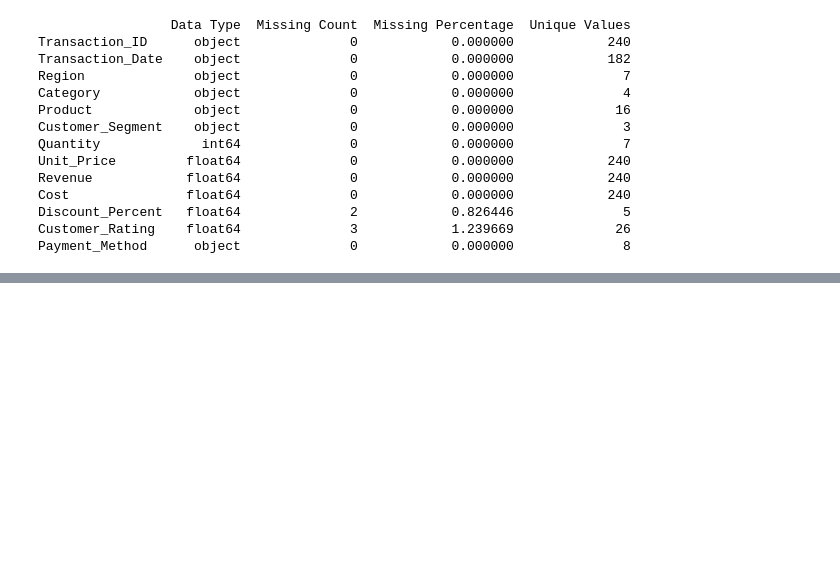
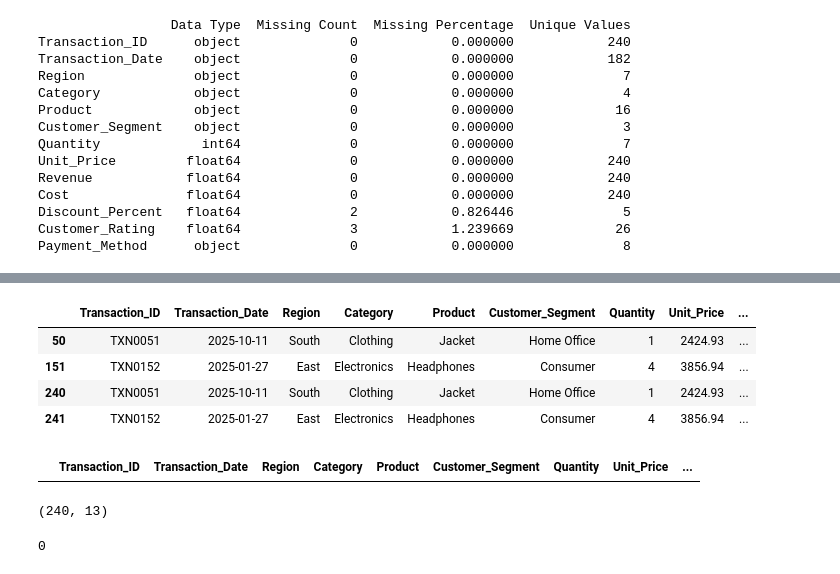
Before and after one commit to hemanthtavva/10k-coders, a Jupyter notebook: Py_Data_Analysis/pandass/pandas_task.ipynb, the cells around one changed output, grey strips where cells are left out. Drawn from its saved outputs; the diff is of its cells as text; code cells hidden in the pictures; blank space fills up the shorter version.

```diff
--- a/Py_Data_Analysis/pandass/pandas_task.ipynb
+++ b/Py_Data_Analysis/pandass/pandas_task.ipynb
@@ -620,0 +628,3 @@ Payment_Method      object              0            0.000000              8
+# %%
+data["Region"]= data["Region"].str.strip().str.title()
+print(data['Region'].unique())
@@ -620,0 +649,2 @@ Payment_Method      object              0            0.000000              8
+# %%
+data["Payment_Method"] = data["Payment_Method"].str.strip().str.title()
@@ -620,0 +679,2 @@ Payment_Method      object              0            0.000000              8
+# %%
+data["Customer_Rating"] = data["Customer_Rating"].fillna(data["Customer_Rating"].median())
@@ -620,0 +685,2 @@ Payment_Method      object              0            0.000000              8
+# %%
+data["Discount_Percent"] = data["Discount_Percent"].fillna(0)
@@ -620,0 +722,8 @@ Payment_Method      object              0            0.000000              8
+# %%
+data[data["Transaction_ID"].duplicated(keep=False)]
+# %% [output]
+|  | Transaction_ID | Transaction_Date | Region | Category | Product | Customer_Segment | Quantity | Unit_Price | ... |
+| 50 | TXN0051 | 2025-10-11 | South | Clothing | Jacket | Home Office | 1 | 2424.93 | ... |
+| 151 | TXN0152 | 2025-01-27 | East | Electronics | Headphones | Consumer | 4 | 3856.94 | ... |
+| 240 | TXN0051 | 2025-10-11 | South | Clothing | Jacket | Home Office | 1 | 2424.93 | ... |
+| 241 | TXN0152 | 2025-01-27 | East | Electronics | Headphones | Consumer | 4 | 3856.94 | ... |
@@ -620,0 +732,12 @@ Payment_Method      object              0            0.000000              8
+# %%
+data[data["Transaction_ID"].duplicated(keep=False)]
+# %% [output]
+|  | Transaction_ID | Transaction_Date | Region | Category | Product | Customer_Segment | Quantity | Unit_Price | ... |
+# %%
+data.shape
+# %% [output]
+(240, 13)
+# %%
+print(data["Transaction_ID"].duplicated().sum())
+# %% [output]
+0
```
Also changed, not shown: parts of 19 cells of this notebook.
